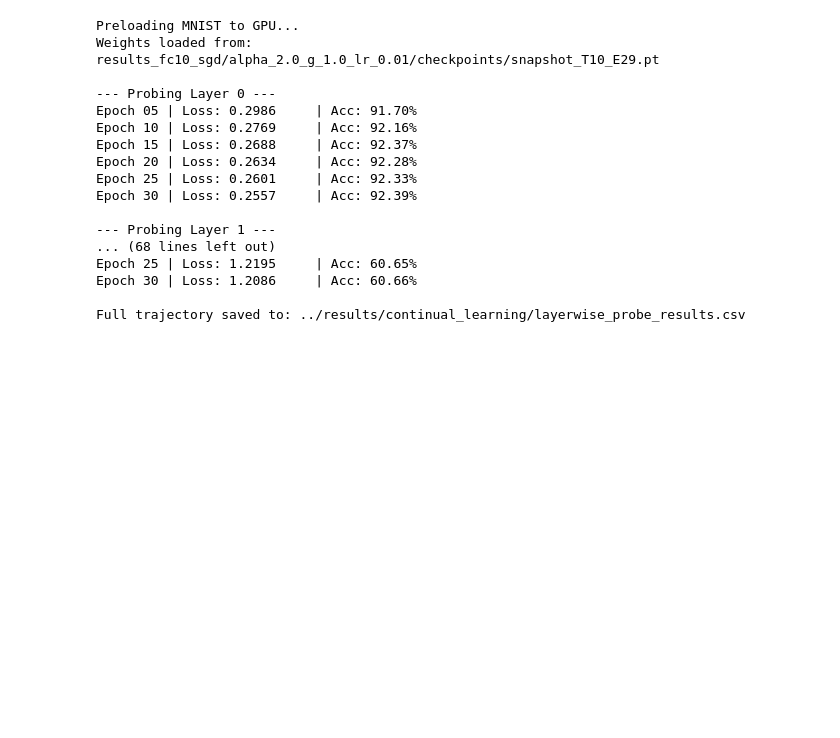
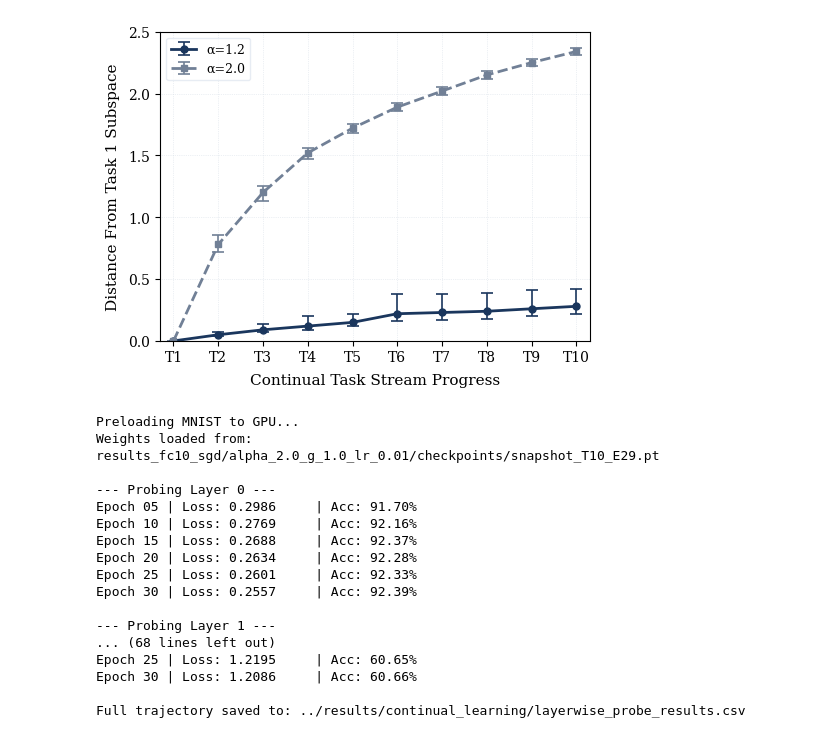
Before and after one commit to YiHaoFromEarth/ht-initialisation-dynamics, a Jupyter notebook: continual_learning/permuted_mnist.ipynb, the cells around one changed output. Saved outputs shown, nothing was run; the diff lists cells and outputs as text; code cells hidden in the pictures; blank space fills up the shorter version.

```diff
--- a/continual_learning/permuted_mnist.ipynb
+++ b/continual_learning/permuted_mnist.ipynb
@@ -455,3 +917,86 @@ plot_total_integrity_sum(comparison_list)
+# %%
+import matplotlib.pyplot as plt
+import numpy as np
+
+# --- 1. MANUAL DATA ENTRY ---
+tasks = list(range(1, 11))
+
+# 1. Means (Your existing display numbers)
+cka_ht_mean = [0.00, 0.05, 0.09, 0.12, 0.15, 0.22, 0.23, 0.24, 0.26, 0.28]
+cka_gauss_mean = [0.00, 0.78, 1.20, 1.52, 1.72, 1.89, 2.02, 2.15, 2.25, 2.34]
+
+# 2. DELTAS: Format is [ [lower_deltas], [upper_deltas] ]
+# Example values shown below. Replace with your actual calculated display deltas!
+# (Note: Set Task 1 deltas to 0.0 since it is a locked reference)
+ht_deltas = [
+    [0.0, 0.01, 0.02, 0.03, 0.03, 0.06, 0.06, 0.06, 0.06, 0.06],  # Lower deltas (Mean - Lower Bound)
+    [0.0, 0.02, 0.05, 0.08, 0.07, 0.16, 0.15, 0.15, 0.15, 0.14]   # Upper deltas (Upper Bound - Mean)
+]
+
+gauss_deltas = [
+    [0.0, 0.06, 0.07, 0.05, 0.04, 0.03, 0.03, 0.03, 0.03, 0.03],  # Lower deltas
+    [0.0, 0.08, 0.05, 0.04, 0.03, 0.03, 0.03, 0.03, 0.03, 0.03]   # Upper deltas
+]
+
+# --- 2. GLOBAL PUBLICATION TYPOGRAPHY ---
+plt.rcParams.update({
+    "font.family": "serif",
+    "font.serif": ["Times New Roman", "DejaVu Serif", "Liberation Serif"],
+    "font.size": 11,
+    "axes.labelsize": 11,
+    "xtick.labelsize": 10,
+    "ytick.labelsize": 10,
+    "legend.fontsize": 9,
+    "pdf.fonttype": 42,
+    "ps.fonttype": 42
+})
+
+# 3. Figure Dimension Limits (1.5x of your standard baseline column constraints)
+width, height = 3.281 * 1.5, 2.461 * 1.5
+fig, ax = plt.subplots(figsize=(width, height), constrained_layout=True)
+
+# --- 3. EXECUTION WITH ASYMMETRIC ERROR BARS ---
+# Heavy-Tailed Model (Ours: Deep Indigo/Navy)
+ax.errorbar(
+    x=tasks, y=cka_ht_mean, yerr=ht_deltas,
+    marker='o', markersize=5, linewidth=2.0, color='#1A365D',
+    capsize=4, capthick=1.2, elinewidth=1.2, # error bar cap customization
+    label='α=1.2'
+)
+
+# Gaussian Model (Baseline: Muted Slate Grey)
+ax.errorbar(
+    x=tasks, y=cka_gauss_mean, yerr=gauss_deltas,
+    marker='s', markersize=5, linewidth=2.0, color='#718096', linestyle='--',
+    capsize=4, capthick=1.2, elinewidth=1.2,
+    label='α=2.0'
+)
+
+# --- 4. GRAPH POLISHING & SPACING ---
+ax.set_ylabel("Distance From Task 1 Subspace", labelpad=6)
+ax.set_xlabel("Continual Task Stream Progress", labelpad=6)
+
+# Force strict task boundaries and labeling
+ax.set_xticks(tasks)
+ax.set_xticklabels([f"T{i}" for i in tasks])
+ax.set_xlim(0.7, 10.3)
+ax.set_ylim(0.00, 2.5)
+
+# Grid layout rules
+ax.grid(True, which='both', linestyle=':', linewidth=0.5, color='#CBD5E0', alpha=0.7)
+
+# Legend placement anchored inside the open bottom-left white space
+ax.legend(loc="upper left", frameon=True, facecolor="white", edgecolor="#E2E8F0")
+
+# Clear bounding box spines for a modern aesthetic
+for spine in ['top', 'right']:
+    ax.spines[spine].set_visible(True)
+
+# Save sharp vectorized vector asset directly into your paper assets directory
+plt.savefig("pmnist_grassmann.pdf", bbox_inches='tight', dpi=300)
+# plt.show()
+# %% [output]
+[figure, added]
 # %%
 import torch
 import torch.optim as optim
```
Also changed, not shown: parts of 7 cells of this notebook, 2 other files.
